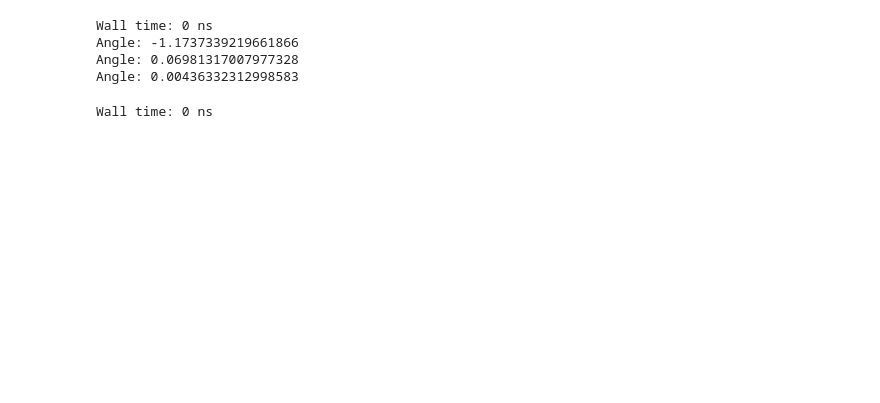
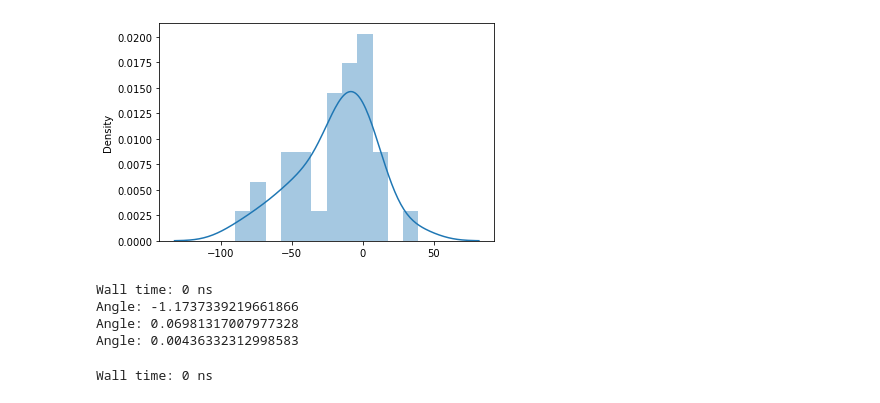
Before and after one commit to lePossum/Diploma, a Jupyter notebook: rotate.ipynb, the cells around one changed output. Drawn from its saved outputs; the diff is of its cells as text; code cells hidden in the pictures; blank space fills up the shorter version.

```diff
--- a/rotate.ipynb
+++ b/rotate.ipynb
@@ -403,6 +405,26 @@ save_dir_x = './pict/b_test_rotated/'
 save_dir_y = './pict/s_test_rotated/'
 # %%
 from scipy import ndimage
+# %%
+angles = []
+# %%
+common_dir = "./imgs/"
+l_dirs = fnames_X = listdir(common_dir)
+for l_dir in l_dirs:
+    cur_d = os.path.join(common_dir, l_dir)
+    fnames = listdir(cur_d)
+    for name in fnames:
+        img = rgb2gray(plt.imread(os.path.join(cur_d, name)))
+        c = Cepstrum(img, batch_size=256, step=0.5)
+        angles.append(get_common_ker_len_angle(c.kernels)[1])
+# %%
+angles1 = list([a * 180/math.pi for a in angles])
+
+angles2 = list([a + 180 if a < -90 else a for a in angles1])plsns_plot = sns.distplot(angles2, bins=12)
+fig = sns_plot.get_figure()
+plfig.savefig("error_angle_distribution.png")
+# %% [output]
+[figure, added]
 # %%
 %time
 global_angles = []
```
Also changed, not shown: parts of 5 cells of this notebook, 5 other files.
